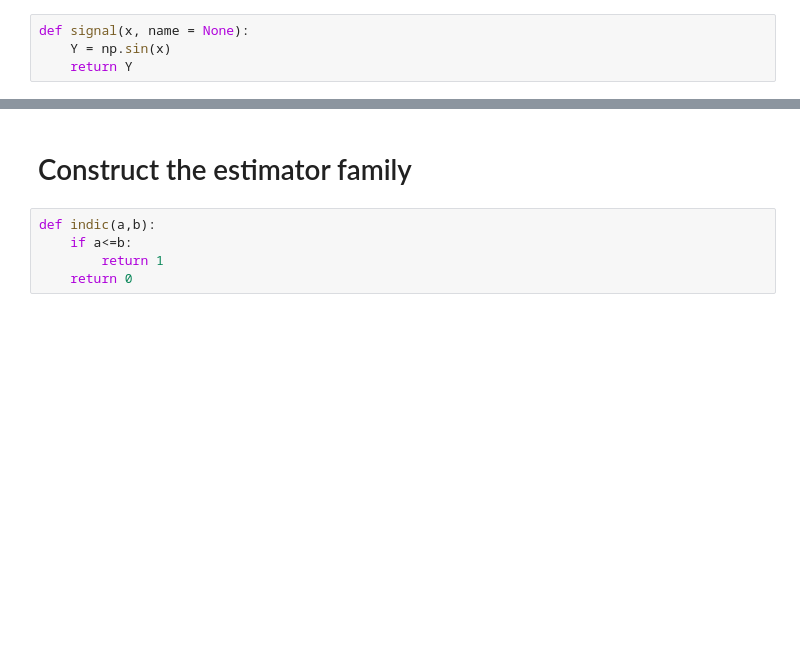
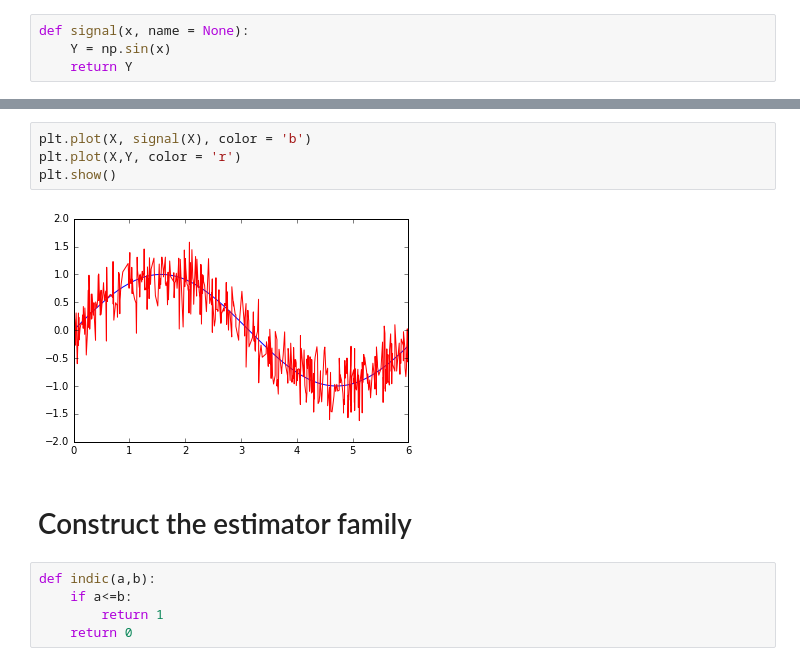
Before and after one commit to Symcies/aggregated_models, a Jupyter notebook: Untitled.ipynb, the cells around one changed output, grey strips where cells are left out. Cells and saved outputs as stored; diff of their text form; blank space fills up the shorter version.

```diff
--- a/Untitled.ipynb
+++ b/Untitled.ipynb
@@ -27,3 +38,9 @@ plt.show()
+# %%
+plt.plot(X, signal(X), color = 'b')
+plt.plot(X,Y, color = 'r')
+plt.show()
+# %% [output]
+[figure, added]
 # %% [markdown]
 # Construct the estimator family
 # %%
```
Also changed, not shown: parts of 18 cells of this notebook.
